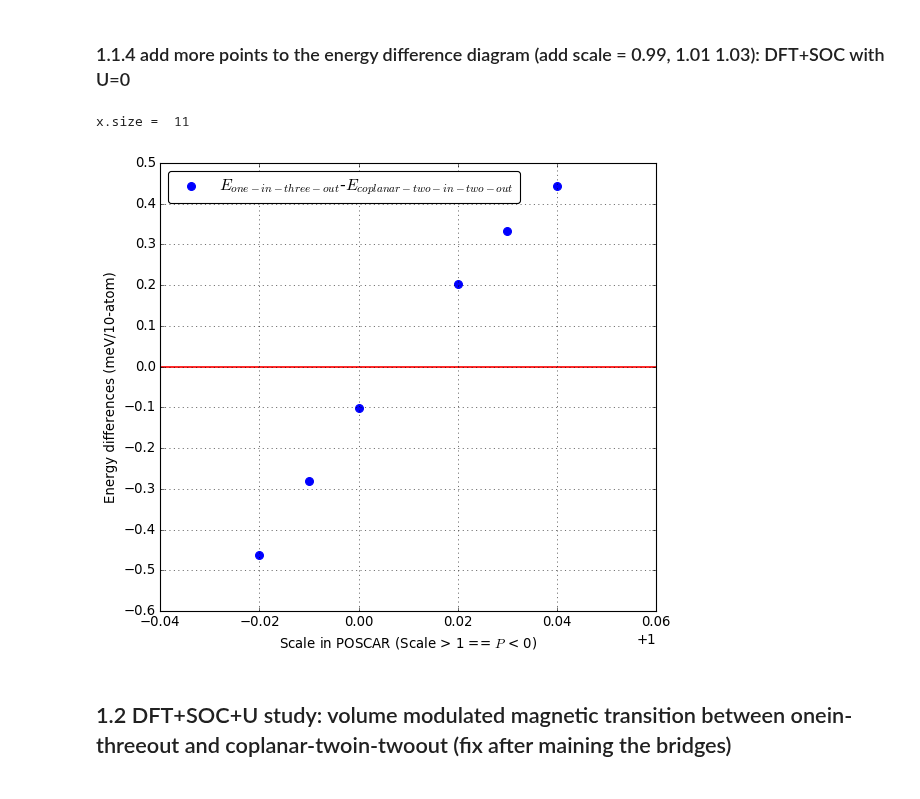
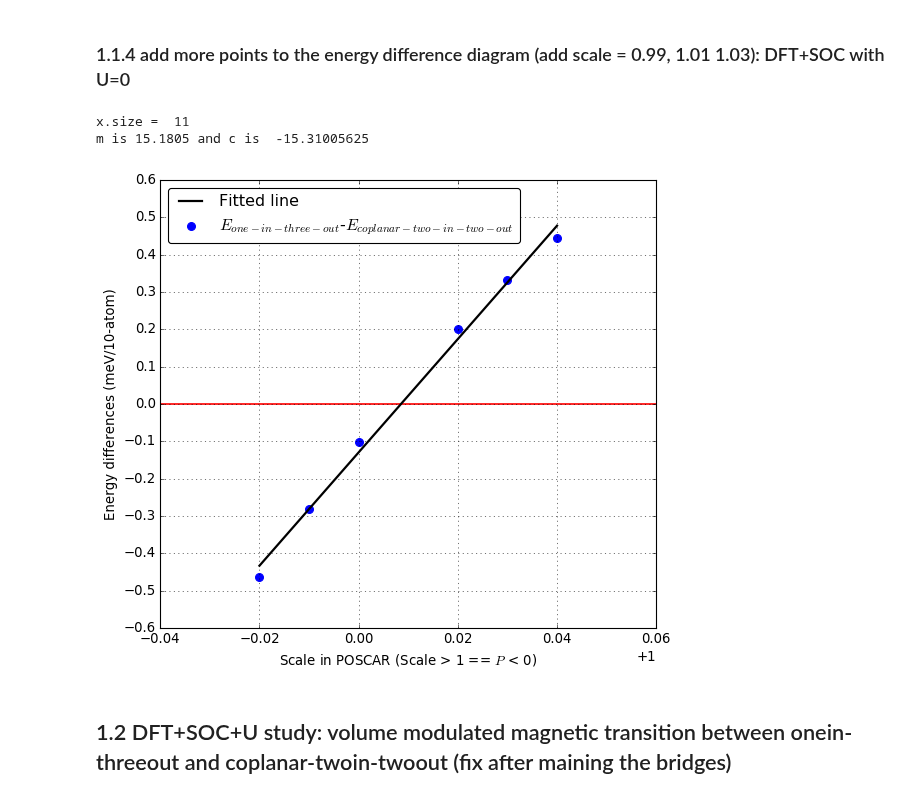
Before and after one commit to yw-fang/readingnotes, a Jupyter notebook: matsci/project2017/double-perovskite/DFT-plotting/BYOO_pressure_U_energies.ipynb, the cells around one changed output. Saved outputs shown, nothing was run; the diff lists cells and outputs as text; code cells hidden in the pictures.

Commit message:
In the volume dependent part, added the least square fitted line to the plot.

```diff
--- a/matsci/project2017/double-perovskite/DFT-plotting/BYOO_pressure_U_energies.ipynb
+++ b/matsci/project2017/double-perovskite/DFT-plotting/BYOO_pressure_U_energies.ipynb
@@ -616,35 +626,44 @@ E5_2_scale102 = -y102_normalized[5]+y102_normalized[2]
 E5_2_scale104 = -y104_normalized[5]+y104_normalized[2]
 
 E5_2_scale99 = (-241.49666125 - (-241.49553554))*1000/4
 #E5_2_scale101 = ()*1000/4
 E5_2_scale103 = (-239.90981446 - (-239.91114636))*1000/4
 
 
 E5_2array = np.array([E5_2_scale98, E5_2_scale99, E5_2_scale100,
                       E5_2_scale102, E5_2_scale103, E5_2_scale104])
 
 POSCAR_Scale = np.array([0.98, 0.99, 1.0, 1.02, 1.03, 1.04])
 
 fig1 = plt.figure()
 ax1_1=fig1.add_subplot(1,1,1)
 ax1_1.scatter(POSCAR_Scale, E5_2array, s=50, color='b', label='$E_{one-in-three-out}$-$E_{coplanar-two-in-two-out}$')
 ax1_1.legend(loc="upper left")
 #plt.xticks(x, SpinConfLabel, rotation='270')
 plt.setp(ax1_1.get_xticklabels(), visible=True)
 ax1_1.set_xlabel('Scale in POSCAR (Scale > 1 == $P$ < 0)')
 ax1_1.set_ylabel('Energy differences (meV/10-atom)')
 ax1_1.locator_params(nbins=20, axis='y')
 ax1_1.grid()
 ax1_1.axhline(y=0, color='r', linestyle='-')
-
+############
+###this is the fitting part using the least square method
+A = np.vstack([POSCAR_Scale, np.ones(len(POSCAR_Scale))]).T
+from numpy.linalg import lstsq
+m, c = lstsq(A, E5_2array)[0]
+print('m is', m, 'and c is ', c)
+ax1_1.plot(POSCAR_Scale, m*POSCAR_Scale+c, color='k', lw=2, label="Fitted line")
+ax1_1.legend(loc="upper left")
+############
 
 pp1 = PdfPages('volume-energydiff.pdf')
 pp1.savefig(fig1)
 
 pp1.close()
 # %% [output]
 x.size =  11
+m is 15.1805 and c is  -15.31005625
-[figure, old version]
+[figure, new version]
 # %% [markdown]
 ## 1.2 DFT+SOC+U study: volume modulated magnetic transition between onein-threeout and coplanar-twoin-twoout (fix after maining the bridges)
 # %%
```
Also changed, not shown: parts of 1 cell of this notebook.
